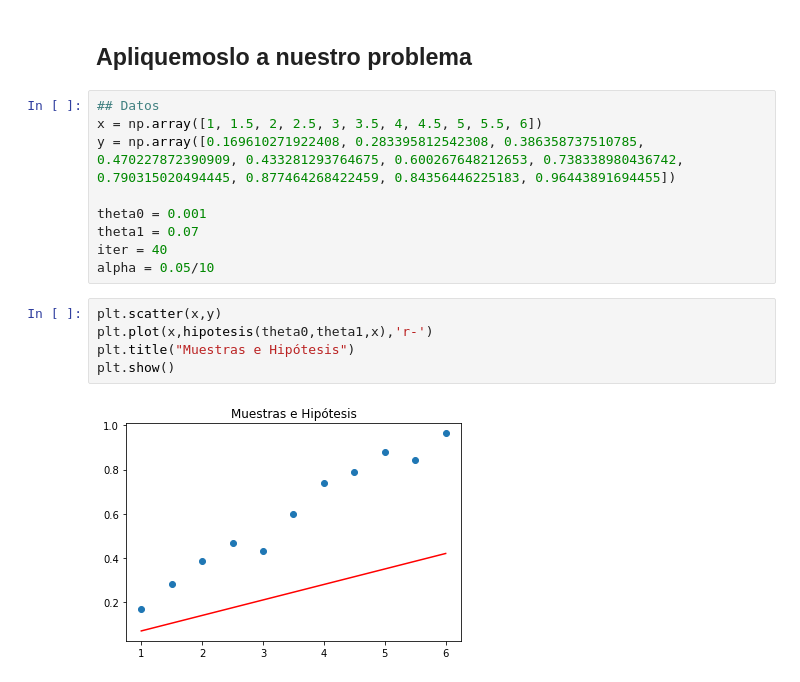
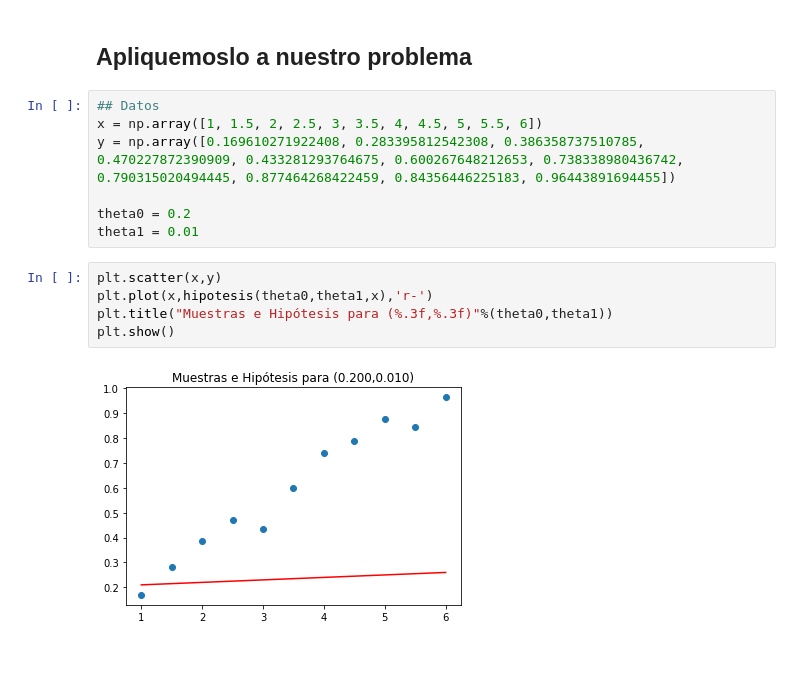
Before and after one commit to Nianrilo/ClaseMachineLearning, a Jupyter notebook: DescensoGradiente.ipynb, the cells around one changed output. Drawn from its saved outputs; the diff is of its cells as text.

```diff
--- a/DescensoGradiente.ipynb
+++ b/DescensoGradiente.ipynb
@@ -55,16 +55,14 @@ def pasoDescensoGradiente(theta0Actual,theta1Actual,x,y,alpha):
 x = np.array([1, 1.5, 2, 2.5, 3, 3.5, 4, 4.5, 5, 5.5, 6])
 y = np.array([0.169610271922408, 0.283395812542308, 0.386358737510785, 0.470227872390909, 0.433281293764675, 0.600267648212653, 0.738338980436742, 0.790315020494445, 0.877464268422459, 0.84356446225183, 0.96443891694455])
 
-theta0 = 0.001
-theta1 = 0.07
-iter = 40
-alpha = 0.05/10
+theta0 = 0.2
+theta1 = 0.01
 # %%
 plt.scatter(x,y)
 plt.plot(x,hipotesis(theta0,theta1,x),'r-')
-plt.title("Muestras e Hipótesis")
+plt.title("Muestras e Hipótesis para (%.3f,%.3f)"%(theta0,theta1))
 plt.show()
 # %% [output]
-[figure, old version]
+[figure, new version]
 # %%
 ## Iteraciones
```
Also changed, not shown: parts of 3 cells of this notebook.
